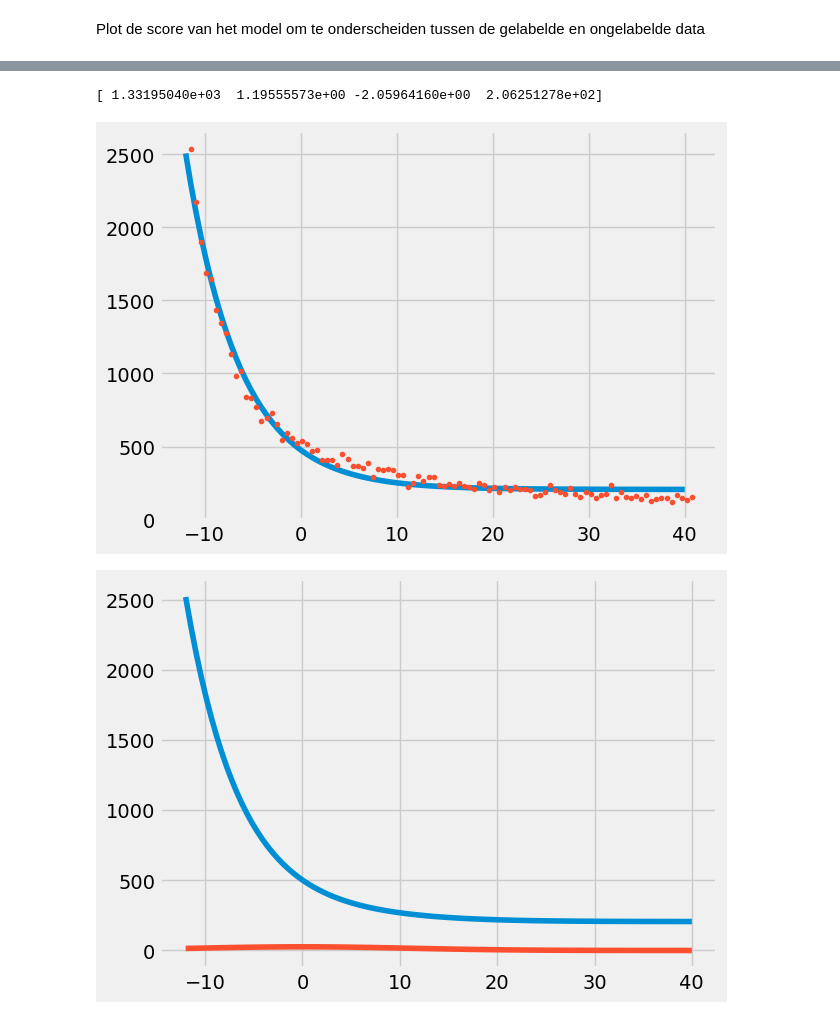
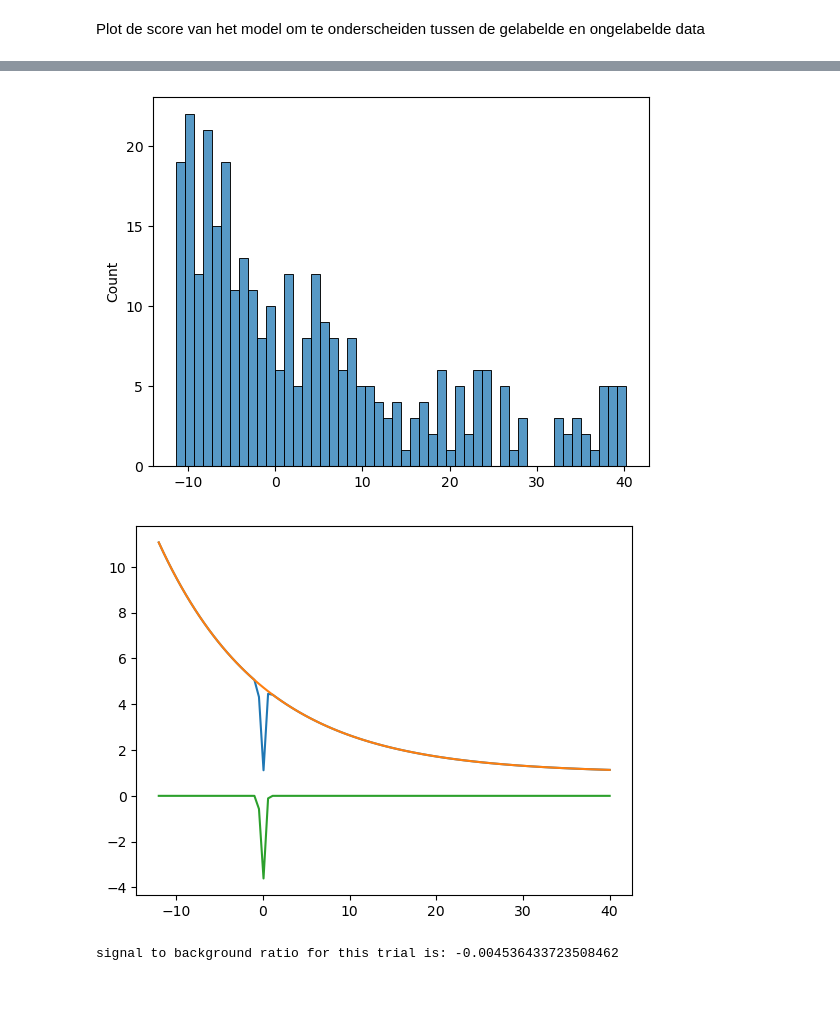
Before and after one commit to SanderGeurts/ML_2025_2026_Jesper_Anna_Sander, a Jupyter notebook: Autoencoders_hyperparam_opt.ipynb, the cells around one changed output, grey strips where cells are left out. Cells and saved outputs as stored; diff of their text form; code cells hidden in the pictures; blank space fills up the shorter version.

```diff
--- a/Autoencoders_hyperparam_opt.ipynb
+++ b/Autoencoders_hyperparam_opt.ipynb
@@ -39,7 +39,7 @@ with uproot.open(pathlib.Path(r"Training_Data\data.root")) as file_test:
     branches_test = tree_test.keys()
     training_data_bkg = tree_test.arrays(branches_test, library="np")
     training_data_bkg_df = pd.DataFrame(training_data_bkg)
-    unlabeled_data_tensor = torch.tensor(training_data_bkg_df.values[0:100000])
+    unlabeled_data_tensor = torch.tensor(training_data_bkg_df.values)
 
 
 fig, axes = plt.subplots(4,4, figsize=(40, 40))
@@ -599,40 +897,20 @@ plt.show()
 # %%
 
-import numpy as np
-from scipy.optimize import curve_fit
-hist,bins = np.histogram(candidates,bins=100)
 
-bins = bins[0:-1]
+latent_noise, recon_noise, y_noise, x_noise = collect_latent_and_error(
+    model, loader_noise_data, device
+)
 
-mask = (bins < -5) & (bins > 5)
+# Apply the classification on the inclusive dataset.
+candidate_mask=recon_noise < best_threshold_f1
+candidates = x_noise[candidate_mask]
 
-hist_masked, bins_masked = hist[~mask],bins[~mask]
+sns.histplot(candidates,bins=200)
+# Hunt the distribution of candidates for a bump
+_,_,SoverB = bump_hunt(candidates)
 
-def exponential(x, a, b,c,d):
-    return a*b**(-x-c-11)+d
-
-param, param_cov = curve_fit(exponential,bins_masked,hist_masked)
-print(param)
-x = np.linspace(-12,40, num=100)
-plt.plot(x, exponential(x, *param))
-plt.plot(bins,hist,'.')
-plt.show()
-
-plt.plot()
-
-
-# Now fit a gaussian on top of this exponential:
-def bump_gaussian(x, a, b, c):
-    return exponential(x, *param) + a*np.exp(-(x)**2/(2*c**2))
-
-def gaussian(x,a,b,c):
-    return a*np.exp(-(x)**2/(2*c**2))
-
-param_2, param_cov_2 = curve_fit(bump_gaussian, bins,hist)
-plt.plot(x,bump_gaussian(x,*param_2))
-plt.plot(x, gaussian(x,*param_2))
-plt.show()
+print(f"signal to background ratio for this trial is: {SoverB}")
 # %% [output]
-[ 1.33195040e+03  1.19555573e+00 -2.05964160e+00  2.06251278e+02]
-[figure, old version]
+[figure, new version]
-[figure, old version]
+[figure, new version]
+signal to background ratio for this trial is: -0.004536433723508462
```
Also changed, not shown: parts of 21 cells of this notebook, 3 other files.
